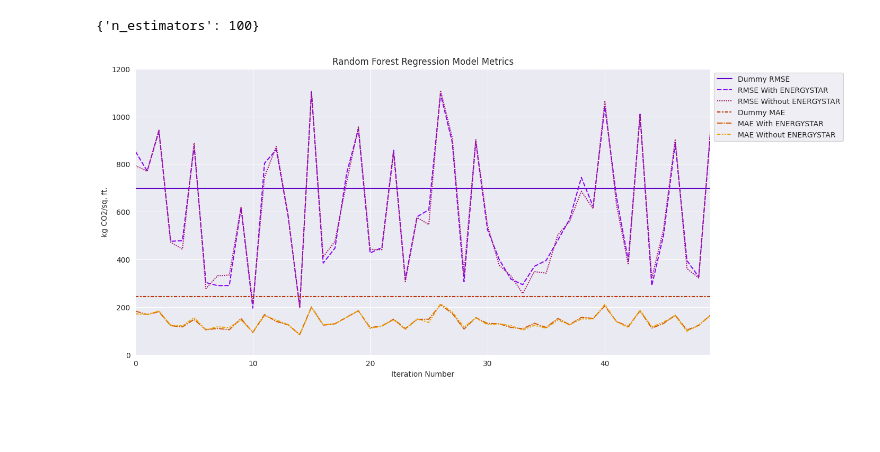
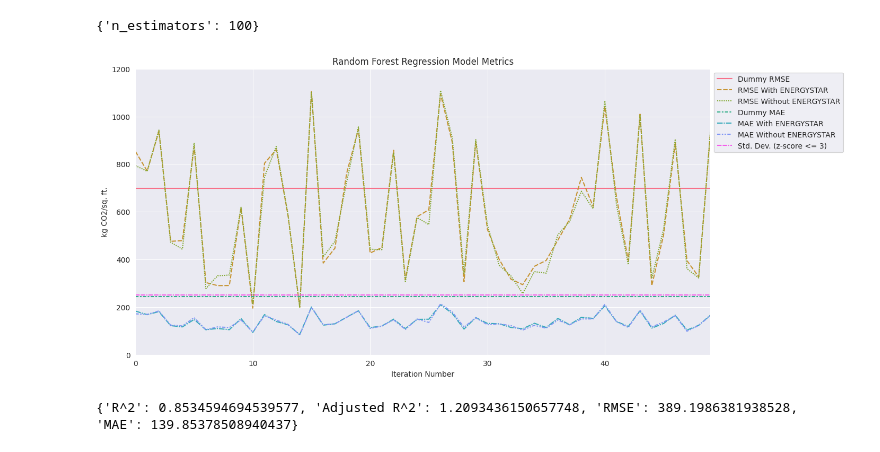
Before and after one commit to gabrielhermel/OC_DS_P4, a Jupyter notebook: Hermel_Gabriel_2_notebook_prediction_112022.ipynb, the cells around one changed output. Drawn from its saved outputs; the diff is of its cells as text; code cells hidden in the pictures; blank space fills up the shorter version.

Commit message:
trained xgboost regressor

```diff
--- a/Hermel_Gabriel_2_notebook_prediction_112022.ipynb
+++ b/Hermel_Gabriel_2_notebook_prediction_112022.ipynb
@@ -254,8 +256,11 @@ def one_hot_categs(df):
     return df
 
 
-def preproc_pipe(df):
-    return df.copy().pipe(remove_unusable).pipe(normalize_contin).pipe(one_hot_categs)
+def preproc_pipe(df, normalize=True):
+    if normalize:
+        return df.copy().pipe(remove_unusable).pipe(normalize_contin).pipe(one_hot_categs)
+    else:
+        return df.copy().pipe(remove_unusable).pipe(one_hot_categs)
 # %%
 def get_metrics(model, X, y):
     n = len(X)
@@ -695,25 +700,37 @@ else:
 # %%
 n_runs = len(rfr_metrics["With ENERGYSTARScore"]["RMSE"])
 rfr_metrics_df = pd.DataFrame(
     {
         "Dummy RMSE": [dummy_metrics["ENERGYSTARScore NaNs imputed"]["RMSE"]] * n_runs,
         "RMSE With ENERGYSTAR": rfr_metrics["With ENERGYSTARScore"]["RMSE"],
         "RMSE Without ENERGYSTAR": rfr_metrics["Without ENERGYSTARScore"]["RMSE"],
         "Dummy MAE": [dummy_metrics["ENERGYSTARScore NaNs imputed"]["MAE"]] * n_runs,
         "MAE With ENERGYSTAR": rfr_metrics["With ENERGYSTARScore"]["MAE"],
         "MAE Without ENERGYSTAR": rfr_metrics["Without ENERGYSTARScore"]["MAE"],
+        "Std. Dev. (z-score <= 3)": [
+            target.copy()
+            .drop(
+                np.where(np.abs(stats.zscore(target)).to_numpy() > 3)[0].tolist(),
+                axis=0,
+            )
+            .describe()["std"]
+        ]
+        * n_runs,
     }
 )
+
+sns.set_palette("gnuplot")
+sns.set_style("darkgrid")
 
 f, ax = plt.subplots(figsize=(14, 7))
 rfr_lp = sns.lineplot(rfr_metrics_df, ax=ax)
 
 rfr_lp.set_title("Random Forest Regression Model Metrics")
 rfr_lp.set_xlabel("Iteration Number")
 rfr_lp.set_ylabel("kg CO2/sq. ft.")
 rfr_lp.set(xlim=(0, 49))
 rfr_lp.set(ylim=(0, 1200))
 rfr_lp.legend(bbox_to_anchor=(1, 1))
 plt.show()
 # %% [output]
-[figure, old version]
+[figure, new version]
@@ -719,0 +772,12 @@ plt.show()
+# %%
+xgb_regr = xgb.XGBRegressor(
+    objective="reg:squarederror", nthread=4, seed=0, **rscv_xgb_reg.best_params_
+)
+
+xgb_regr.fit(X_train, y_train)
+
+y_pred = xgb_regr.predict(X_test)
+
+print(get_validation_metrics(X_test, y_test, y_pred))
+# %% [output]
+{'R^2': 0.8534594694539577, 'Adjusted R^2': 1.2093436150657748, 'RMSE': 389.1986381938528, 'MAE': 139.85378508940437}
```
Also changed, not shown: parts of 4 cells of this notebook, 2 other files.
